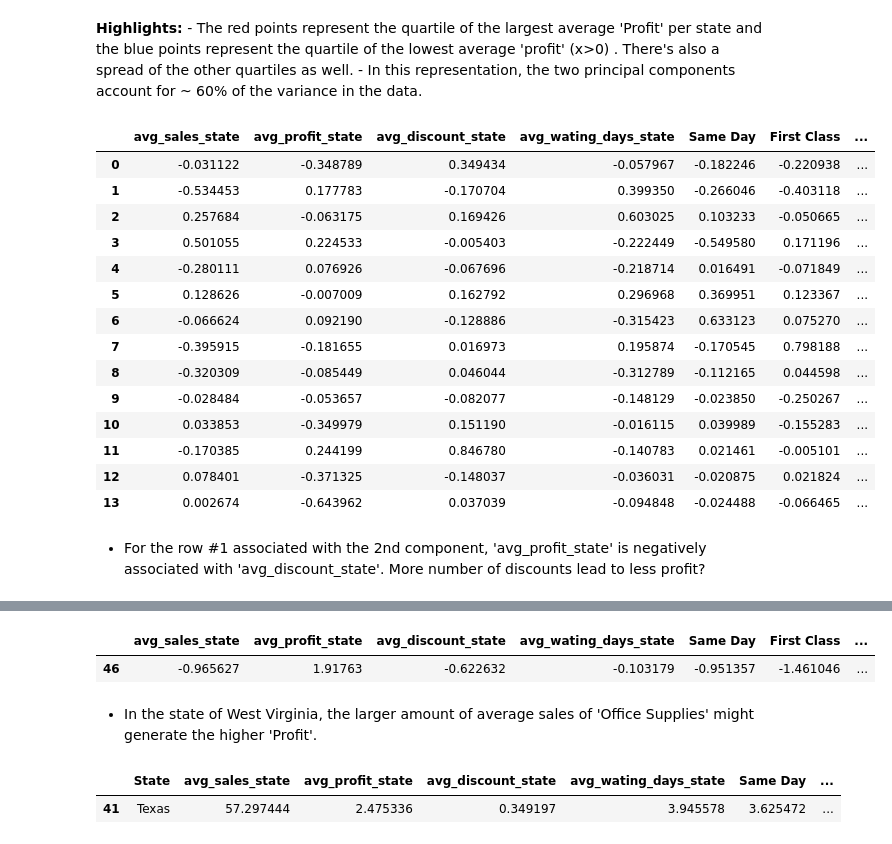
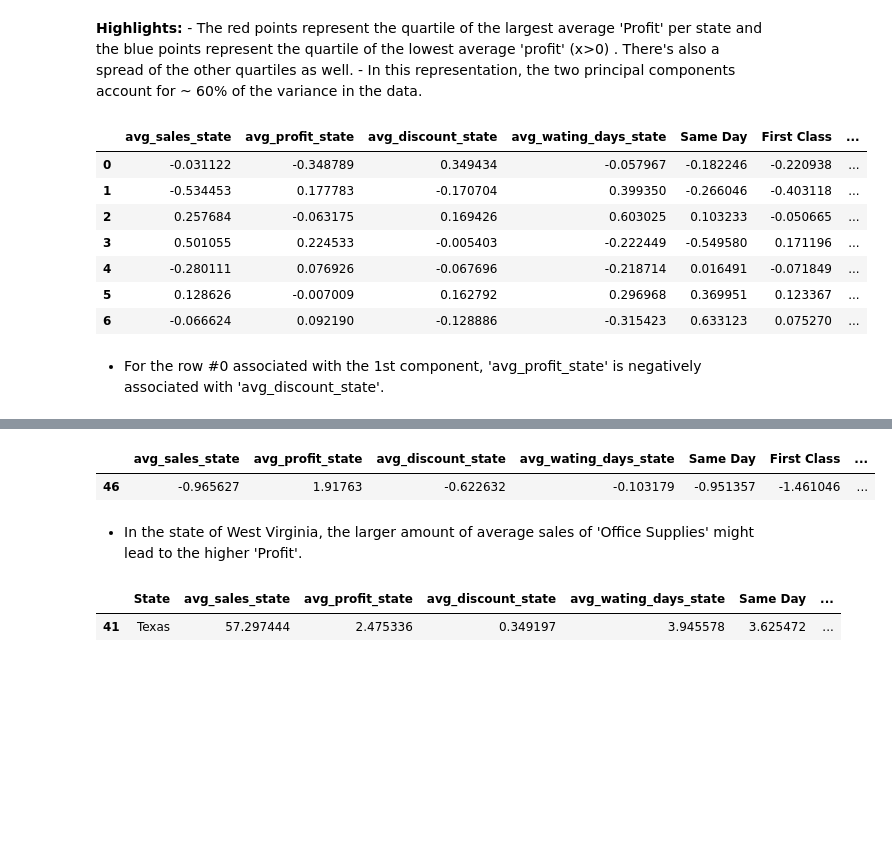
Before and after one commit to livia360/Captone_project2, a Jupyter notebook: Part1_data_wrangling_and_EDA.ipynb, the cells around one changed output, grey strips where cells are left out. Drawn from its saved outputs; the diff is of its cells as text; code cells hidden in the pictures; blank space fills up the shorter version.

```diff
--- a/Part1_data_wrangling_and_EDA.ipynb
+++ b/Part1_data_wrangling_and_EDA.ipynb
@@ -1146,25 +1323,19 @@ plt.show();
     - The red points represent the quartile of the largest average 'Profit' per state and the blue points represent the quartile of the lowest average 'profit' (x>0) . There's also a spread of the other quartiles as well.
     - In this representation, the two principal components account for ~ 60% of the variance in the data.
 # %%
-pd.DataFrame(model.components_, columns=all_columns)
+df_pca_components = pd.DataFrame(model.components_, columns=all_columns)
+df_pca_components.head(7)
 # %% [output]
 |  | avg_sales_state | avg_profit_state | avg_discount_state | avg_wating_days_state | Same Day | First Class | ... |
 | 0 | -0.031122 | -0.348789 | 0.349434 | -0.057967 | -0.182246 | -0.220938 | ... |
 | 1 | -0.534453 | 0.177783 | -0.170704 | 0.399350 | -0.266046 | -0.403118 | ... |
 | 2 | 0.257684 | -0.063175 | 0.169426 | 0.603025 | 0.103233 | -0.050665 | ... |
 | 3 | 0.501055 | 0.224533 | -0.005403 | -0.222449 | -0.549580 | 0.171196 | ... |
 | 4 | -0.280111 | 0.076926 | -0.067696 | -0.218714 | 0.016491 | -0.071849 | ... |
 | 5 | 0.128626 | -0.007009 | 0.162792 | 0.296968 | 0.369951 | 0.123367 | ... |
 | 6 | -0.066624 | 0.092190 | -0.128886 | -0.315423 | 0.633123 | 0.075270 | ... |
-| 7 | -0.395915 | -0.181655 | 0.016973 | 0.195874 | -0.170545 | 0.798188 | ... |
-| 8 | -0.320309 | -0.085449 | 0.046044 | -0.312789 | -0.112165 | 0.044598 | ... |
-| 9 | -0.028484 | -0.053657 | -0.082077 | -0.148129 | -0.023850 | -0.250267 | ... |
-| 10 | 0.033853 | -0.349979 | 0.151190 | -0.016115 | 0.039989 | -0.155283 | ... |
-| 11 | -0.170385 | 0.244199 | 0.846780 | -0.140783 | 0.021461 | -0.005101 | ... |
-| 12 | 0.078401 | -0.371325 | -0.148037 | -0.036031 | -0.020875 | 0.021824 | ... |
-| 13 | 0.002674 | -0.643962 | 0.037039 | -0.094848 | -0.024488 | -0.066465 | ... |
 # %% [markdown]
- - For the row #1 associated with the 2nd component, 'avg_profit_state' is negatively associated with 'avg_discount_state'. More number of discounts lead to less profit?
+ - For the row #0 associated with the 1st component, 'avg_profit_state' is negatively associated with 'avg_discount_state'.
 # %%
 df_all[df_all.State.isin(['West Virginia'])]
 # %% [output]
@@ -1177,7 +1348,7 @@ df_scaled[df_all.State.isin(['West Virginia'])]
 |  | avg_sales_state | avg_profit_state | avg_discount_state | avg_wating_days_state | Same Day | First Class | ... |
 | 46 | -0.965627 | 1.91763 | -0.622632 | -0.103179 | -0.951357 | -1.461046 | ... |
 # %% [markdown]
-- In the state of West Virginia, the larger amount of average sales of 'Office Supplies' might generate the higher 'Profit'.
+- In the state of West Virginia, the larger amount of average sales of 'Office Supplies' might lead to the higher 'Profit'.
 # %%
 # Texas
 df_all[df_all.State.isin(['Texas'])]
```
Also changed, not shown: parts of 39 cells of this notebook.
